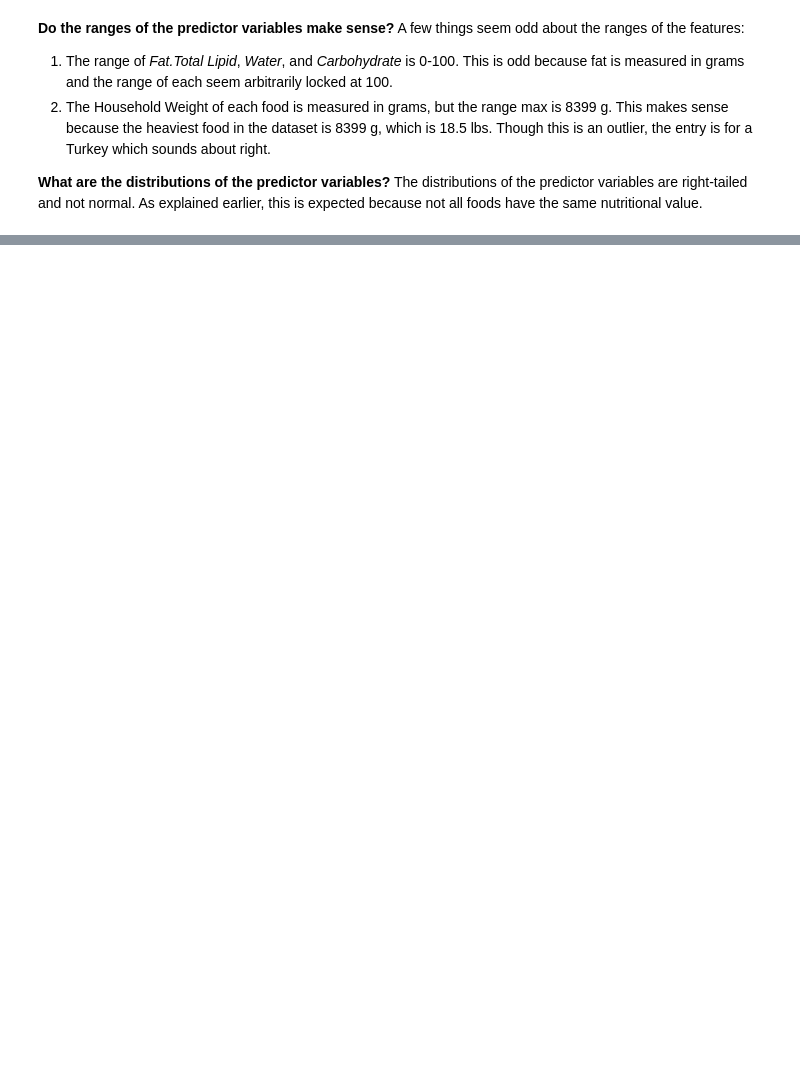
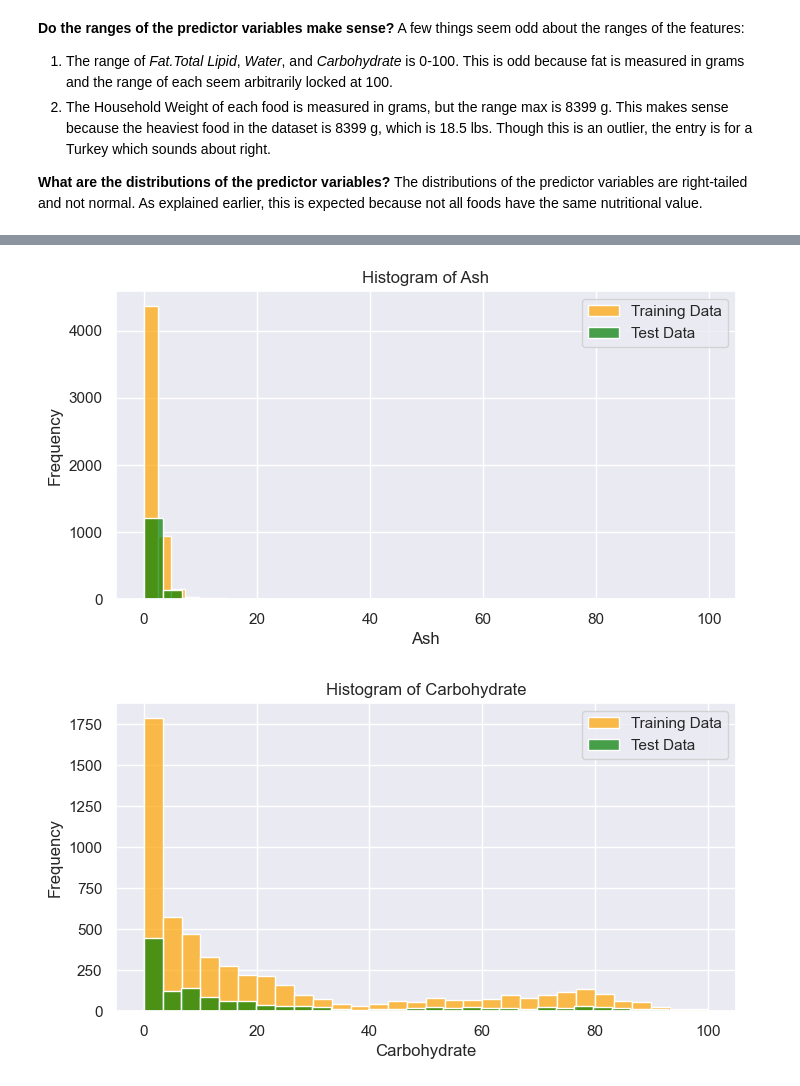
Before and after one commit to vishnuraosharma/exploratory-data-analysis, a Jupyter notebook: Nutrition /ML_Data_Cleaning_and_Feature_Selection_Food_Nutrition.ipynb, the cells around one changed output, grey strips where cells are left out. Saved outputs shown, nothing was run; the diff lists cells and outputs as text; code cells hidden in the pictures; blank space fills up the shorter version.

Commit message:
Built Regression Model and Imputed Numeric Values

```diff
--- a/Nutrition /ML_Data_Cleaning_and_Feature_Selection_Food_Nutrition.ipynb
+++ b/Nutrition /ML_Data_Cleaning_and_Feature_Selection_Food_Nutrition.ipynb
@@ -476,0 +555,26 @@ print(model.score(X_test, y_test))
+# %%
+from sklearn.model_selection import train_test_split
+
+# Using df_selected_features, split the data into training and test sets where 20% of the data is in the test set
+X = df_selected_features.drop(['Kilocalories'], axis=1)
+y = df_selected_features[['Kilocalories']]
+X_train, X_test, y_train, y_test = train_test_split(X, y, test_size=0.2, random_state=42)
+
+# For each feature, plot histograms of the feature in the training and test sets
+for column in X_train.columns:
+    sns.set(rc={"figure.figsize": (8, 4)})
+
+    # Create histograms for training data in orange with opacity
+    sns.histplot(X_train[column], color='orange', alpha=0.7, bins=30, label='Training Data')
+
+    # Create histograms for test data in green with opacity
+    sns.histplot(X_test[column], color='green', alpha=0.7, bins=30, label='Test Data')
+
+    plt.title(f'Histogram of {column}')
+    plt.xlabel(column)
+    plt.ylabel('Frequency')
+    plt.legend(loc='upper right')
+    plt.show()
+# %% [output]
+[figure, added]
+[figure, added]
```
Also changed, not shown: parts of 51 cells of this notebook.
